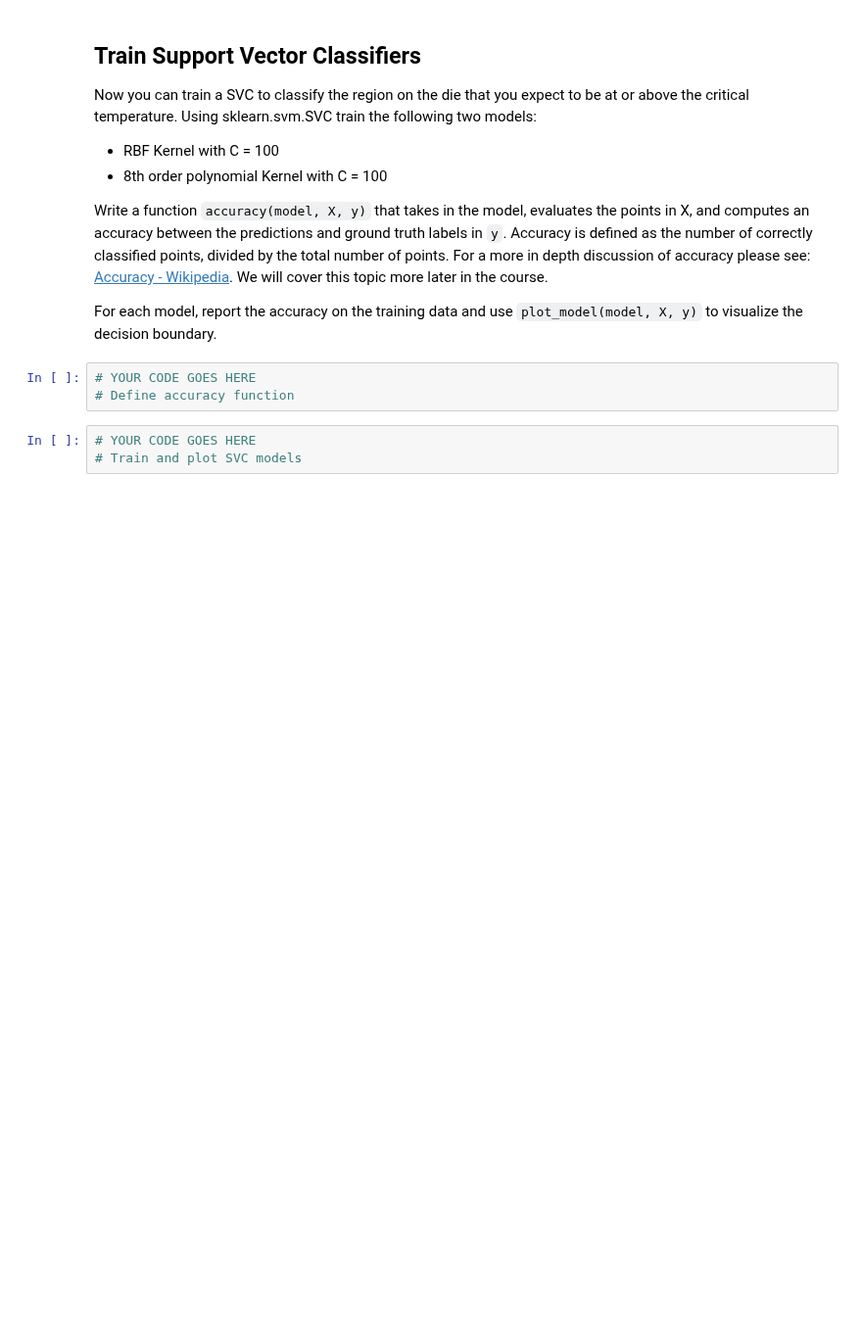
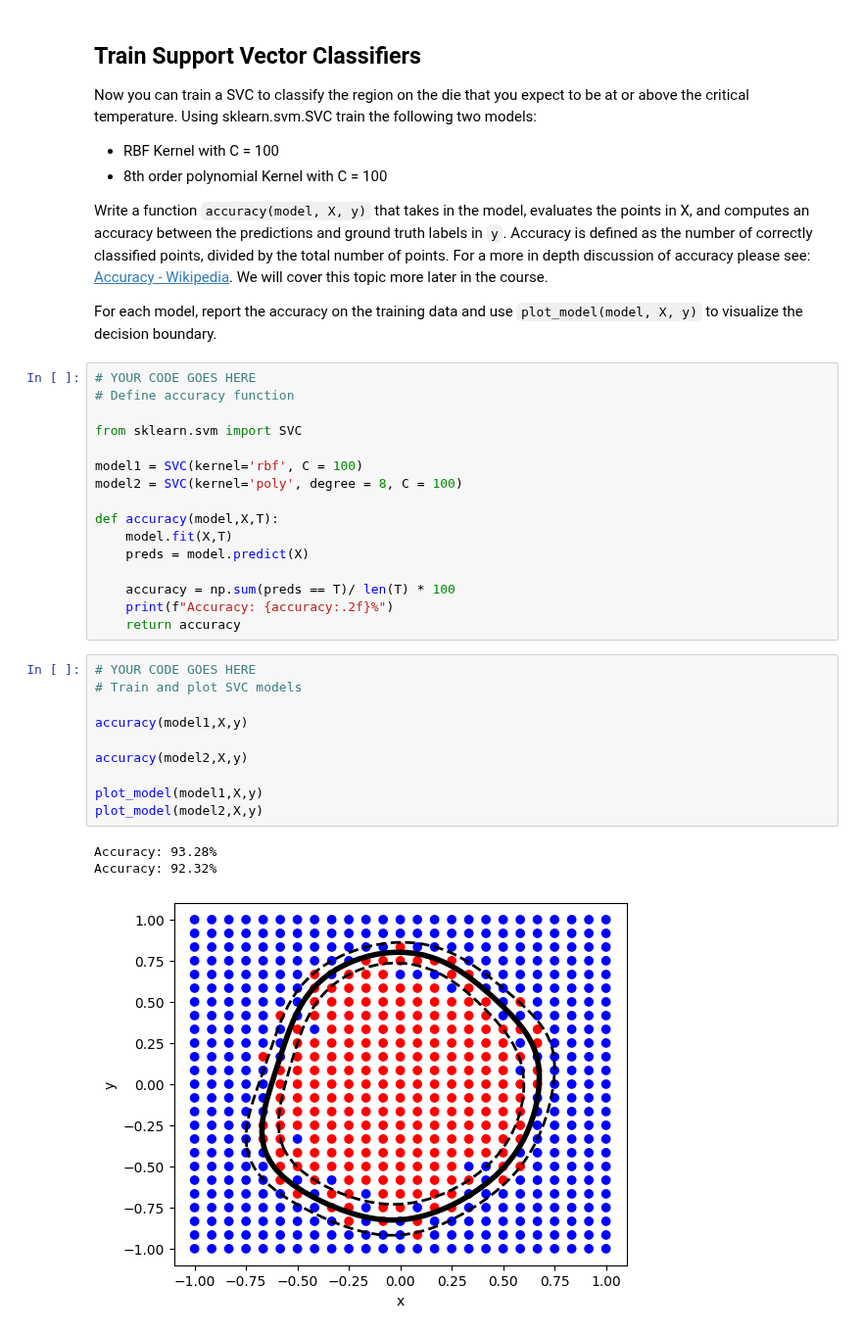
Before and after one commit to zsqu4re/ML-for-engineers, a Jupyter notebook: HW4/M4-HW2.ipynb, the cells around one changed output. Shown at 98% size. Saved outputs shown, nothing was run; the diff lists cells and outputs as text; blank space fills up the shorter version.

```diff
--- a/HW4/M4-HW2.ipynb
+++ b/HW4/M4-HW2.ipynb
@@ -117,9 +124,33 @@ Now you can train a SVC to classify the region on the die that you expect to be
 Write a function `accuracy(model, X, y)` that takes in the model, evaluates the points in X, and computes an accuracy between the predictions and ground truth labels in `y`. Accuracy is defined as the number of correctly classified points, divided by the total number of points. For a more in depth discussion of accuracy please see: [Accuracy - Wikipedia](https://en.wikipedia.org/wiki/Accuracy_and_precision#In_binary_classification). We will cover this topic more later in the course.
 
 For each model, report the accuracy on the training data and use `plot_model(model, X, y)` to visualize the decision boundary.
-# %%
-# YOUR CODE GOES HERE
-# Define accuracy function
+# %%
+# YOUR CODE GOES HERE
+# Define accuracy function
+
+from sklearn.svm import SVC
+
+model1 = SVC(kernel='rbf', C = 100)
+model2 = SVC(kernel='poly', degree = 8, C = 100)
+
+def accuracy(model,X,T):
+    model.fit(X,T)
+    preds = model.predict(X)
+
+    accuracy = np.sum(preds == T)/ len(T) * 100
+    print(f"Accuracy: {accuracy:.2f}%")
+    return accuracy
 # %%
 # YOUR CODE GOES HERE
 # Train and plot SVC models
+
+accuracy(model1,X,y)
+
+accuracy(model2,X,y)
+
+plot_model(model1,X,y)
+plot_model(model2,X,y)
+# %% [output]
+Accuracy: 93.28%
+Accuracy: 92.32%
+[figure, added]
```
Also changed, not shown: parts of 6 cells of this notebook, 2 other files.
